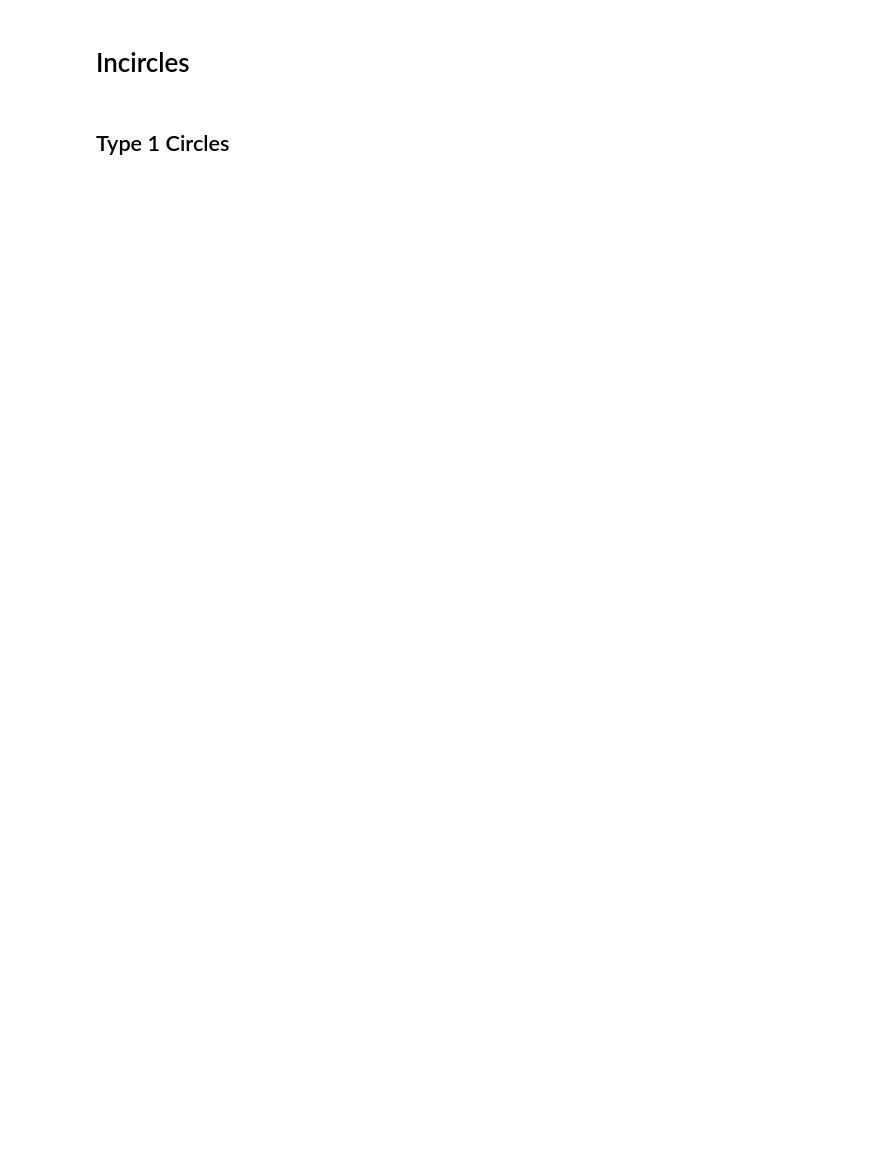
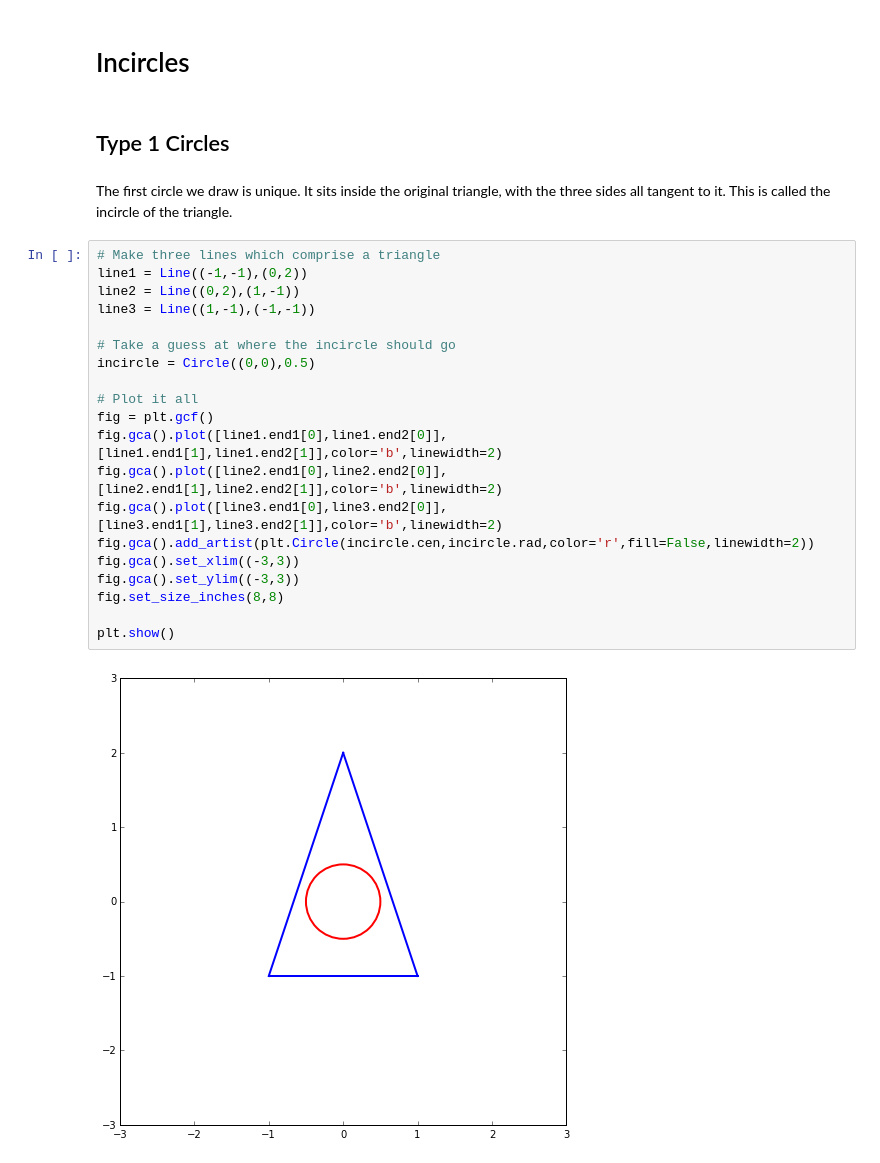
Before and after one commit to drpeteb/fractal-circles, a Jupyter notebook: Fractal-Circles.ipynb, the cells around one changed output. Saved outputs shown, nothing was run; the diff lists cells and outputs as text; blank space fills up the shorter version.

Commit message:
Added type 1 circles

```diff
--- a/Fractal-Circles.ipynb
+++ b/Fractal-Circles.ipynb
@@ -292,3 +288,27 @@ plt.show()
 # Incircles
 # %% [markdown]
 ## Type 1 Circles
+# %% [markdown]
+The first circle we draw is unique. It sits inside the original triangle, with the three sides all tangent to it. This is called the incircle of the triangle.
+# %%
+# Make three lines which comprise a triangle
+line1 = Line((-1,-1),(0,2))
+line2 = Line((0,2),(1,-1))
+line3 = Line((1,-1),(-1,-1))
+
+# Take a guess at where the incircle should go
+incircle = Circle((0,0),0.5)
+
+# Plot it all
+fig = plt.gcf()
+fig.gca().plot([line1.end1[0],line1.end2[0]],[line1.end1[1],line1.end2[1]],color='b',linewidth=2)
+fig.gca().plot([line2.end1[0],line2.end2[0]],[line2.end1[1],line2.end2[1]],color='b',linewidth=2)
+fig.gca().plot([line3.end1[0],line3.end2[0]],[line3.end1[1],line3.end2[1]],color='b',linewidth=2)
+fig.gca().add_artist(plt.Circle(incircle.cen,incircle.rad,color='r',fill=False,linewidth=2))
+fig.gca().set_xlim((-3,3))
+fig.gca().set_ylim((-3,3))
+fig.set_size_inches(8,8)
+
+plt.show()
+# %% [output]
+[figure, added]
```
Also changed, not shown: parts of 15 cells of this notebook.
